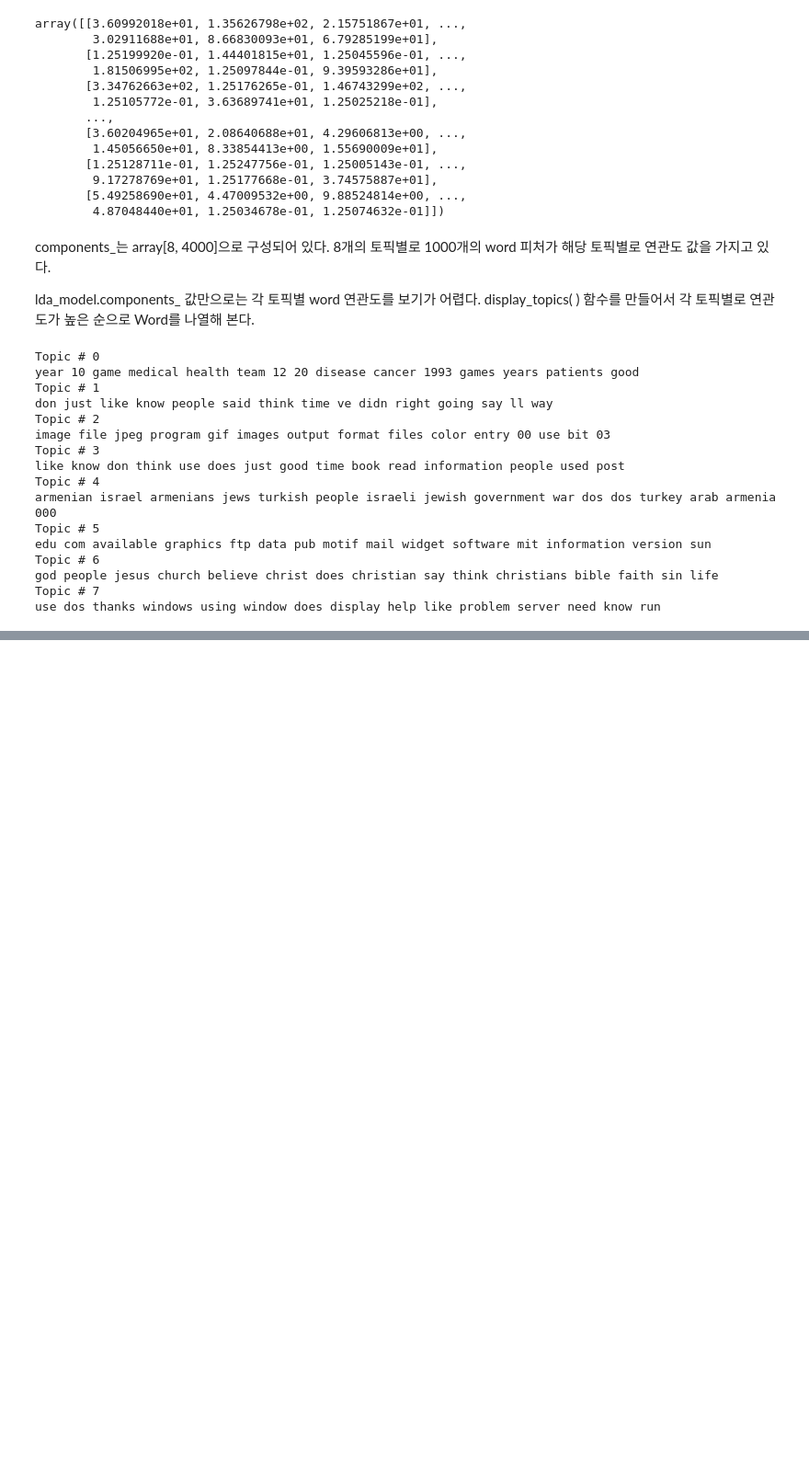
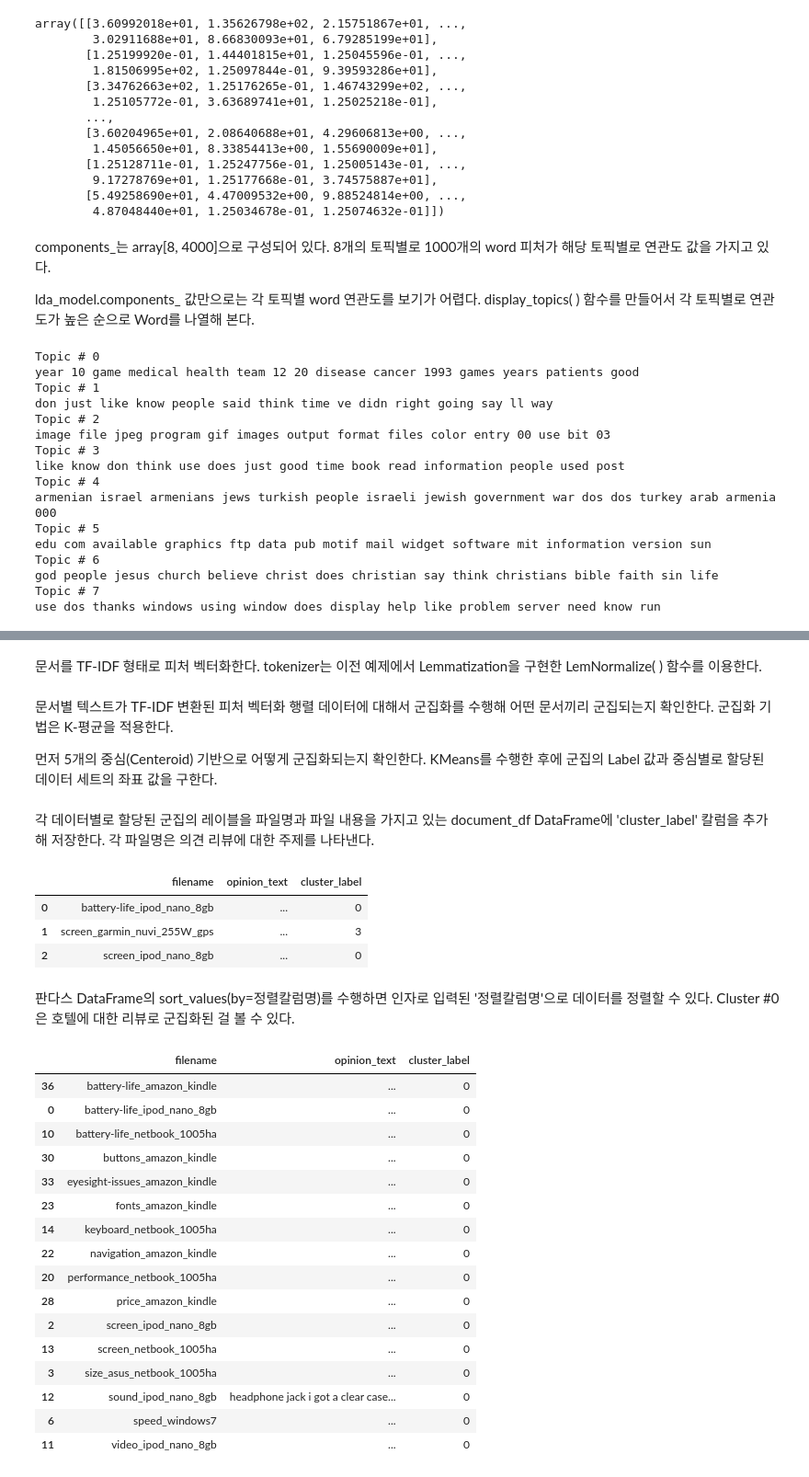
Before and after one commit to spacemaninSeoul/PythonMachinelearningGuide, a Jupyter notebook: [파이썬머신러닝완벽가이드]_VIII_텍스트_분석.ipynb, the cells around one changed output, grey strips where cells are left out. Shown: that part at 92% size. Cells and saved outputs as stored; diff of their text form; code cells hidden in the pictures; blank space fills up the shorter version.

```diff
--- a/[파이썬머신러닝완벽가이드]_VIII_텍스트_분석.ipynb
+++ b/[파이썬머신러닝완벽가이드]_VIII_텍스트_분석.ipynb
@@ -1117,0 +1167,65 @@ use dos thanks windows using window does display help like problem server need k
+# %% [markdown]
+문서를 TF-IDF 형태로 피처 벡터화한다. tokenizer는 이전 예제에서 Lemmatization을 구현한 LemNormalize( ) 함수를 이용한다.
+# %%
+from nltk.stem import WordNetLemmatizer
+import nltk
+import string
+
+remove_punct_dict = dict((ord(punct), None) for punct in string.punctuation)
+lemmar = WordNetLemmatizer()
+
+def LemTokens(tokens):
+    return [lemmar.lemmatize(token) for token in tokens]
+
+def LemNormalize(text):
+    return LemTokens(nltk.word_tokenize(text.lower().translate(remove_punct_dict)))
+# %%
+from sklearn.feature_extraction.text import TfidfVectorizer
+
+tfidf_vect = TfidfVectorizer(tokenizer=LemNormalize, stop_words='english', ngram_range=(1, 2), min_df=0.05, max_df=0.85)
+# opinion_text 칼럼 값으로 피처 벡터화 수행
+feature_vect = tfidf_vect.fit_transform(document_df['opinion_text'])
+# %% [markdown]
+문서별 텍스트가 TF-IDF 변환된 피처 벡터화 행렬 데이터에 대해서 군집화를 수행해 어떤 문서끼리 군집되는지 확인한다. 군집화 기법은 K-평균을 적용한다.
+
+먼저 5개의 중심(Centeroid) 기반으로 어떻게 군집화되는지 확인한다. KMeans를 수행한 후에 군집의 Label 값과 중심별로 할당된 데이터 세트의 좌표 값을 구한다.
+# %%
+from sklearn.cluster import KMeans
+
+# 5개 집합으로 군집화 수행.
+km_cluster = KMeans(n_clusters=5, max_iter=10000, random_state=0)
+km_cluster.fit(feature_vect)
+cluster_label = km_cluster.labels_
+cluster_centers = km_cluster.cluster_centers_
+# %% [markdown]
+각 데이터별로 할당된 군집의 레이블을 파일명과 파일 내용을 가지고 있는 document_df DataFrame에 'cluster_label' 칼럼을 추가해 저장한다. 각 파일명은 의견 리뷰에 대한 주제를 나타낸다.
+# %%
+document_df['cluster_label'] = cluster_label
+document_df.head(3)
+# %% [output]
+|  | filename | opinion_text | cluster_label |
+| 0 | battery-life_ipod_nano_8gb | ... | 0 |
+| 1 | screen_garmin_nuvi_255W_gps | ... | 3 |
+| 2 | screen_ipod_nano_8gb | ... | 0 |
+# %% [markdown]
+판다스 DataFrame의 sort_values(by=정렬칼럼명)를 수행하면 인자로 입력된 '정렬칼럼명'으로 데이터를 정렬할 수 있다. Cluster #0은 호텔에 대한 리뷰로 군집화된 걸 볼 수 있다.
+# %%
+document_df[document_df['cluster_label']==0].sort_values(by='filename')
+# %% [output]
+|  | filename | opinion_text | cluster_label |
+| 36 | battery-life_amazon_kindle | ... | 0 |
+| 0 | battery-life_ipod_nano_8gb | ... | 0 |
+| 10 | battery-life_netbook_1005ha | ... | 0 |
+| 30 | buttons_amazon_kindle | ... | 0 |
+| 33 | eyesight-issues_amazon_kindle | ... | 0 |
+| 23 | fonts_amazon_kindle | ... | 0 |
+| 14 | keyboard_netbook_1005ha | ... | 0 |
+| 22 | navigation_amazon_kindle | ... | 0 |
+| 20 | performance_netbook_1005ha | ... | 0 |
+| 28 | price_amazon_kindle | ... | 0 |
+| 2 | screen_ipod_nano_8gb | ... | 0 |
+| 13 | screen_netbook_1005ha | ... | 0 |
+| 3 | size_asus_netbook_1005ha | ... | 0 |
+| 12 | sound_ipod_nano_8gb | headphone jack i got a clear case... | 0 |
+| 6 | speed_windows7 | ... | 0 |
+| 11 | video_ipod_nano_8gb | ... | 0 |
```
Also changed, not shown: parts of 9 cells of this notebook.
